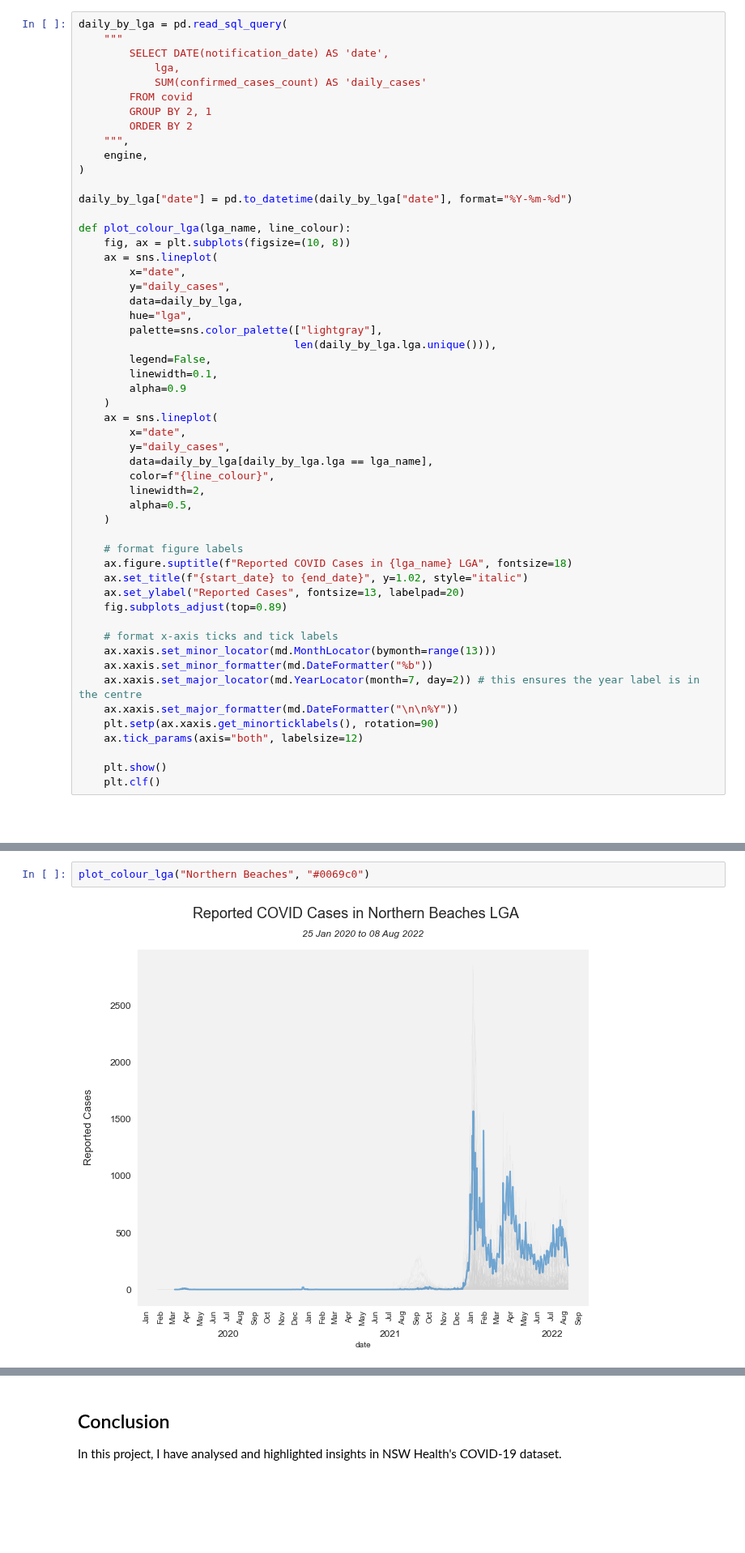
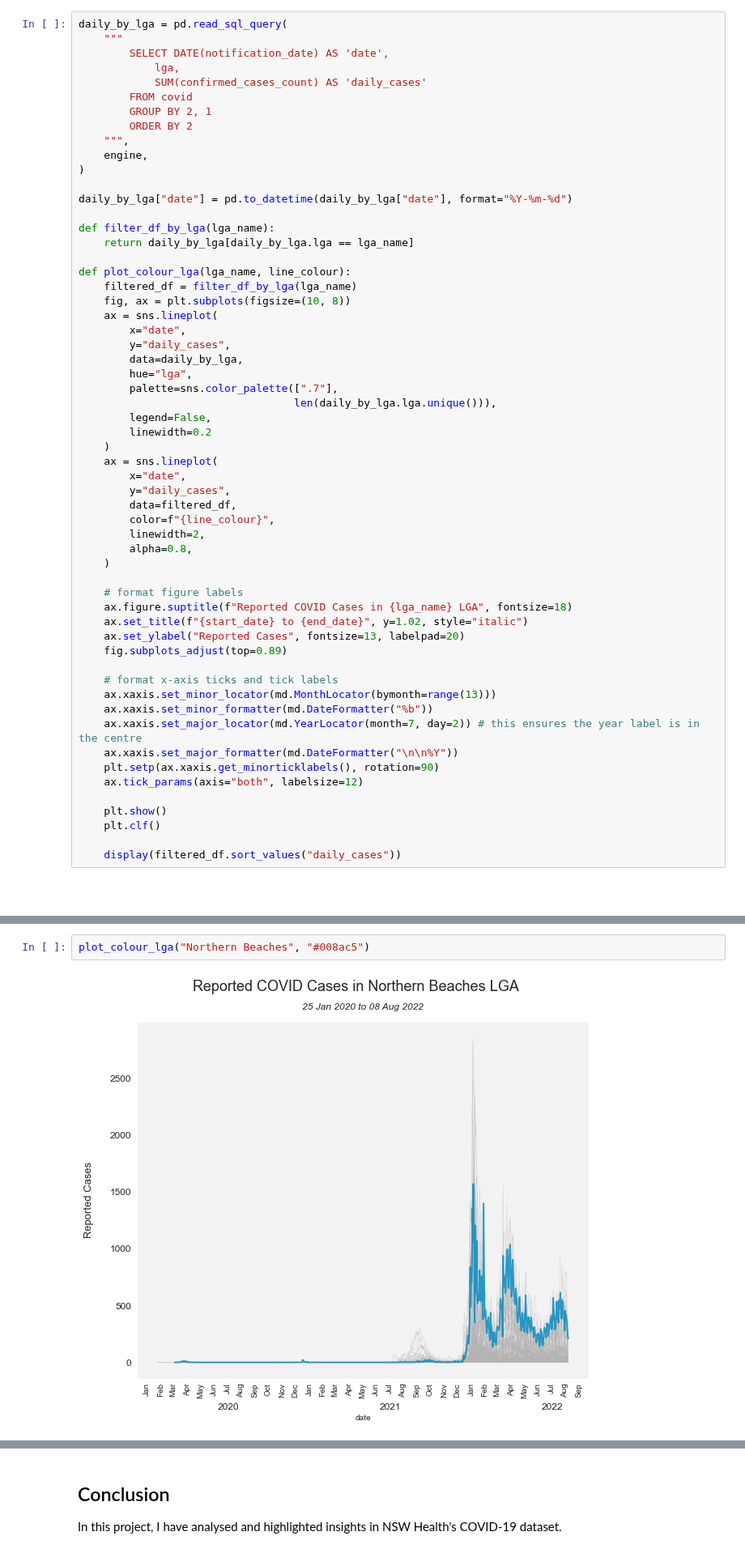
Before and after one commit to henrylin03/covid-nsw, a Jupyter notebook: covid-nsw.ipynb, the cells around one changed output, grey strips where cells are left out. Shown at 81% size. Drawn from its saved outputs; the diff is of its cells as text; blank space fills up the shorter version.

Commit message:
add display of dataframe for LGA timeseries (filtered by LGA); update colours of grey

```diff
--- a/covid-nsw.ipynb
+++ b/covid-nsw.ipynb
@@ -666,26 +666,29 @@ daily_by_lga = pd.read_sql_query(
 
 daily_by_lga["date"] = pd.to_datetime(daily_by_lga["date"], format="%Y-%m-%d")
 
+def filter_df_by_lga(lga_name):
+    return daily_by_lga[daily_by_lga.lga == lga_name]
+
 def plot_colour_lga(lga_name, line_colour):
+    filtered_df = filter_df_by_lga(lga_name)
     fig, ax = plt.subplots(figsize=(10, 8))
     ax = sns.lineplot(
         x="date",
         y="daily_cases",
         data=daily_by_lga,
         hue="lga",
-        palette=sns.color_palette(["lightgray"],
+        palette=sns.color_palette([".7"],
                                   len(daily_by_lga.lga.unique())),
         legend=False,
-        linewidth=0.1,
-        alpha=0.9
+        linewidth=0.2
     )
     ax = sns.lineplot(
         x="date",
         y="daily_cases",
-        data=daily_by_lga[daily_by_lga.lga == lga_name],
+        data=filtered_df,
         color=f"{line_colour}",
         linewidth=2,
-        alpha=0.5,
+        alpha=0.8,
     )
 
     # format figure labels
@@ -704,6 +707,8 @@ def plot_colour_lga(lga_name, line_colour):
 
     plt.show()
     plt.clf()
+
+    display(filtered_df.sort_values("daily_cases"))
 # %% [markdown]
 #####
 # %%
@@ -713,6 +718,6 @@ plot_colour_lga("Blacktown", "#bc5090")
 <Figure size 432x288 with 0 Axes>
 # %%
-plot_colour_lga("Northern Beaches", "#0069c0")
+plot_colour_lga("Northern Beaches", "#008ac5")
 # %% [output]
-[figure, old version]
+[figure, new version]
 <Figure size 432x288 with 0 Axes>
```
Also changed, not shown: parts of 2 cells of this notebook.
